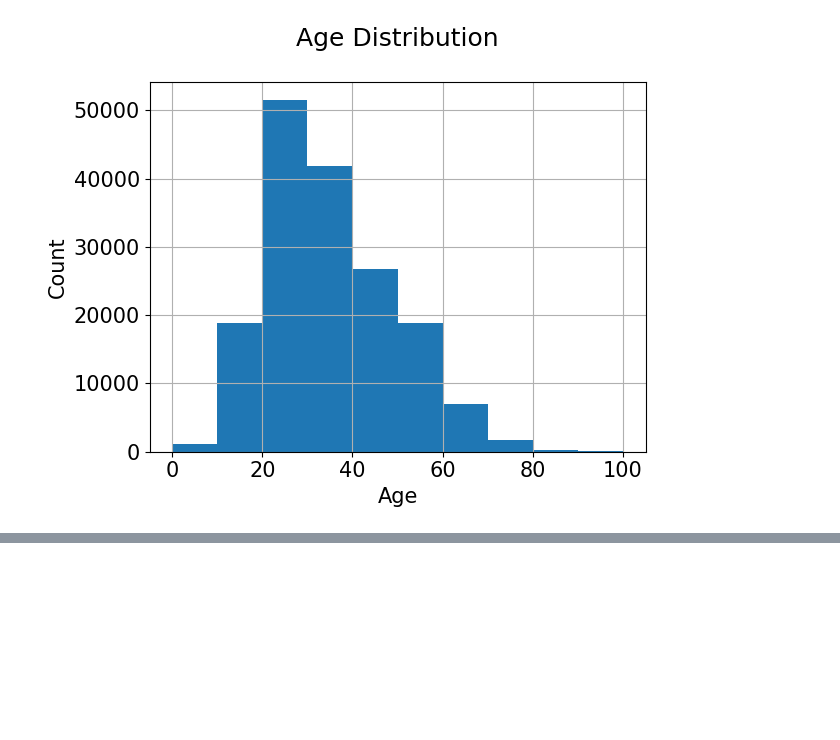
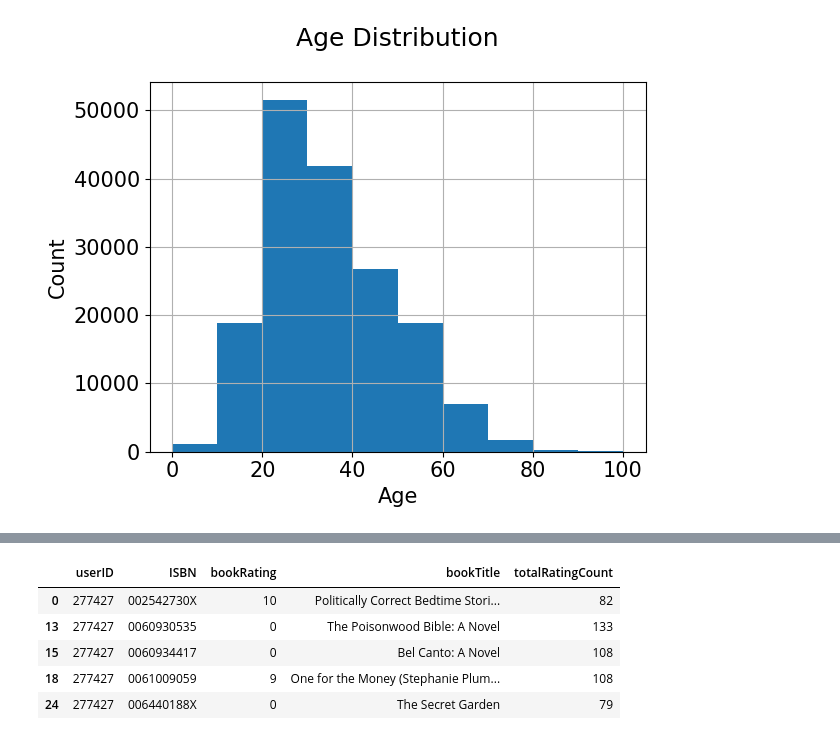
Before and after one commit to rushali-19/Book-recommendation-system, a Jupyter notebook: Recommender_System.ipynb, the cells around one changed output, grey strips where cells are left out. Cells and saved outputs as stored; diff of their text form; code cells hidden in the pictures; blank space fills up the shorter version.

```diff
--- a/Recommender_System.ipynb
+++ b/Recommender_System.ipynb
@@ -49,0 +118,11 @@ plt.show()
+# %%
+popularity_threshold = 50
+rating_popular_book = rating_with_totalRatingCount.query('totalRatingCount >= @popularity_threshold')
+rating_popular_book.head()
+# %% [output]
+|  | userID | ISBN | bookRating | bookTitle | totalRatingCount |
+| 0 | 277427 | 002542730X | 10 | Politically Correct Bedtime Stori... | 82 |
+| 13 | 277427 | 0060930535 | 0 | The Poisonwood Bible: A Novel | 133 |
+| 15 | 277427 | 0060934417 | 0 | Bel Canto: A Novel | 108 |
+| 18 | 277427 | 0061009059 | 9 | One for the Money (Stephanie Plum... | 108 |
+| 24 | 277427 | 006440188X | 0 | The Secret Garden | 79 |
```
Also changed, not shown: parts of 7 cells of this notebook.
